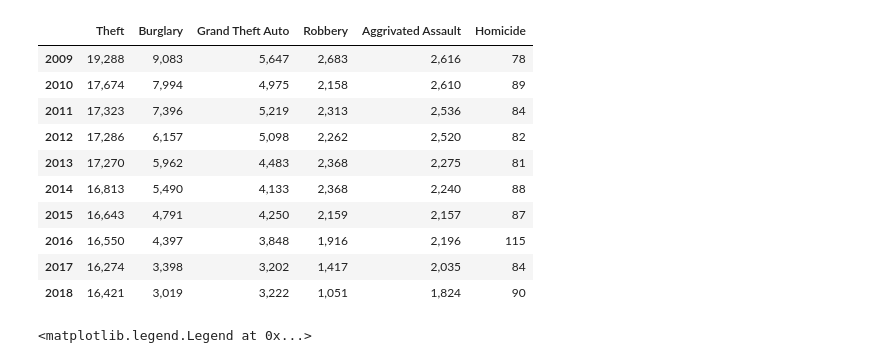
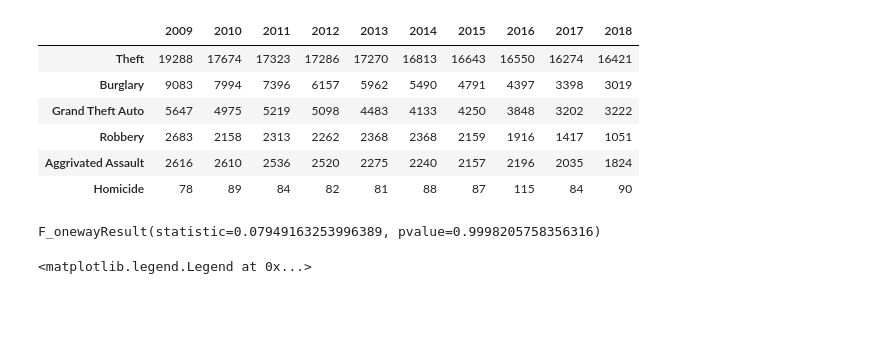
Before and after one commit to PatrickHennessey/GroupPoject01File, a Jupyter notebook: patrick_stuff/atl_min.ipynb, the cells around one changed output. Drawn from its saved outputs; the diff is of its cells as text; code cells hidden in the pictures; blank space fills up the shorter version.

```diff
--- a/patrick_stuff/atl_min.ipynb
+++ b/patrick_stuff/atl_min.ipynb
@@ -51,37 +51,49 @@ atl_df = atl_combined_crime
 # %%
 atl_short_df = atl_df.loc[:,["Crime", "Year"]]
 
 atl_years = atl_short_df['Year'].unique()
 atl_theft = atl_short_df[(atl_short_df['Crime'] == 'Theft') & (atl_short_df.Year < 2019)].groupby('Year')['Crime'].count()
 atl_burglary = atl_short_df[(atl_short_df['Crime'] == 'Burglary')  & (atl_short_df.Year < 2019)].groupby('Year')['Crime'].count()
 atl_auto = atl_short_df[(atl_short_df['Crime'] == 'Grand Theft Auto')  & (atl_short_df.Year < 2019)].groupby('Year')['Crime'].count()
 atl_robbery = atl_short_df[(atl_short_df['Crime'] == 'Robbery')  & (atl_short_df.Year < 2019)].groupby('Year')['Crime'].count()
 atl_aassault = atl_short_df[(atl_short_df['Crime'] == 'Aggrivated Assault')  & (atl_short_df.Year < 2019)].groupby('Year')['Crime'].count()
 atl_homicide = atl_short_df[(atl_short_df['Crime'] == 'Homicide')  & (atl_short_df.Year < 2019)].groupby('Year')['Crime'].count()
 atl_manslaughter = atl_short_df[(atl_short_df['Crime'] == 'Manslaughter')  & (atl_short_df.Year < 2019)].groupby('Year')['Crime'].count()
 
 atl_crime_df = pd.DataFrame({
     "Theft" : atl_theft,
     "Burglary" : atl_burglary,
     "Grand Theft Auto" : atl_auto,
     "Robbery" : atl_robbery,
     "Aggrivated Assault" : atl_aassault,
     "Homicide" : atl_homicide,
 })
 atl_crime_df.index.name = None
 atl_crime_df.fillna(0).style.format("{:,}")
+atl_crime_df.T
 # %% [output]
-|  | Theft | Burglary | Grand Theft Auto | Robbery | Aggrivated Assault | Homicide |
-| 2009 | 19,288 | 9,083 | 5,647 | 2,683 | 2,616 | 78 |
-| 2010 | 17,674 | 7,994 | 4,975 | 2,158 | 2,610 | 89 |
-| 2011 | 17,323 | 7,396 | 5,219 | 2,313 | 2,536 | 84 |
-| 2012 | 17,286 | 6,157 | 5,098 | 2,262 | 2,520 | 82 |
-| 2013 | 17,270 | 5,962 | 4,483 | 2,368 | 2,275 | 81 |
-| 2014 | 16,813 | 5,490 | 4,133 | 2,368 | 2,240 | 88 |
-| 2015 | 16,643 | 4,791 | 4,250 | 2,159 | 2,157 | 87 |
-| 2016 | 16,550 | 4,397 | 3,848 | 1,916 | 2,196 | 115 |
-| 2017 | 16,274 | 3,398 | 3,202 | 1,417 | 2,035 | 84 |
-| 2018 | 16,421 | 3,019 | 3,222 | 1,051 | 1,824 | 90 |
+|  | 2009 | 2010 | 2011 | 2012 | 2013 | 2014 | 2015 | 2016 | 2017 | 2018 |
+| Theft | 19288 | 17674 | 17323 | 17286 | 17270 | 16813 | 16643 | 16550 | 16274 | 16421 |
+| Burglary | 9083 | 7994 | 7396 | 6157 | 5962 | 5490 | 4791 | 4397 | 3398 | 3019 |
+| Grand Theft Auto | 5647 | 4975 | 5219 | 5098 | 4483 | 4133 | 4250 | 3848 | 3202 | 3222 |
+| Robbery | 2683 | 2158 | 2313 | 2262 | 2368 | 2368 | 2159 | 1916 | 1417 | 1051 |
+| Aggrivated Assault | 2616 | 2610 | 2536 | 2520 | 2275 | 2240 | 2157 | 2196 | 2035 | 1824 |
+| Homicide | 78 | 89 | 84 | 82 | 81 | 88 | 87 | 115 | 84 | 90 |
+# %%
+nine = [19288, 9083, 5647, 2683, 2616, 78]
+ten = [17674, 7994, 4975, 2158, 2610, 89]
+eleven = [17323, 7396, 5219, 2313, 2536, 84]
+twelve = [17286, 6157, 5098, 2262, 2520, 82]
+thirteen = [17270, 5962, 4483, 2368, 2275, 81]
+fourteen = [16813, 4791, 4250, 2159, 2240, 88]
+fifteen = [16643, 4791, 4250, 2159, 2157, 87]
+sixteen = [16550, 4397, 3848, 1916, 2196, 115]
+seventeen = [16550, 4397, 3848, 1916, 2196, 115]
+sixteen = [16274, 3398, 3202, 1417, 2035, 84]
+eighteen = [16421, 3019, 3222, 1051, 1824, 90]
+stats.f_oneway(nine, ten, eleven, twelve, thirteen, fourteen, fifteen, sixteen, seventeen, eighteen)
+# %% [output]
+F_onewayResult(statistic=0.07949163253996389, pvalue=0.9998205758356316)
 # %%
 # Atlanta by year graph
 x_axis = range(2009, 2019)
```
Also changed, not shown: 13 other files.
